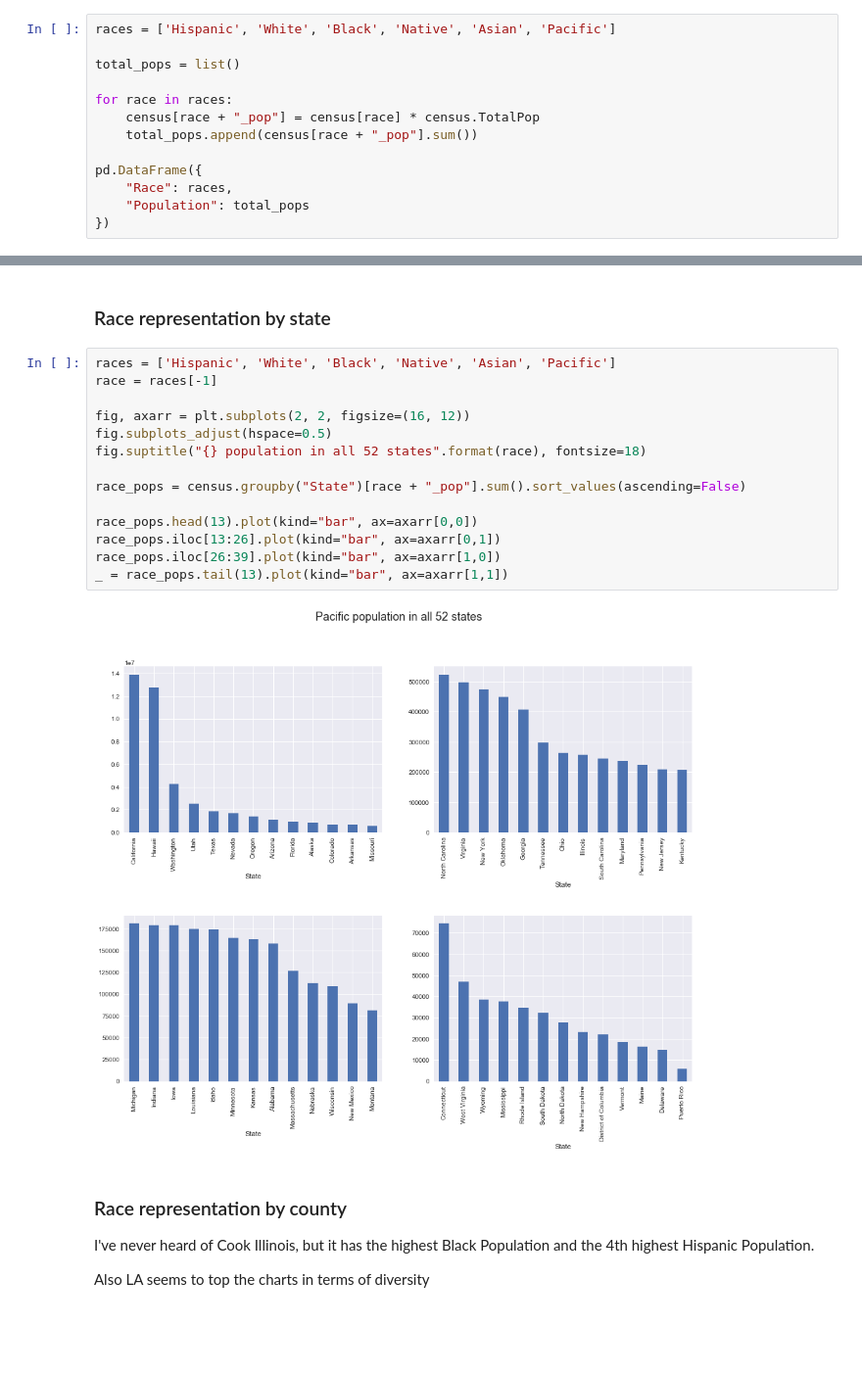
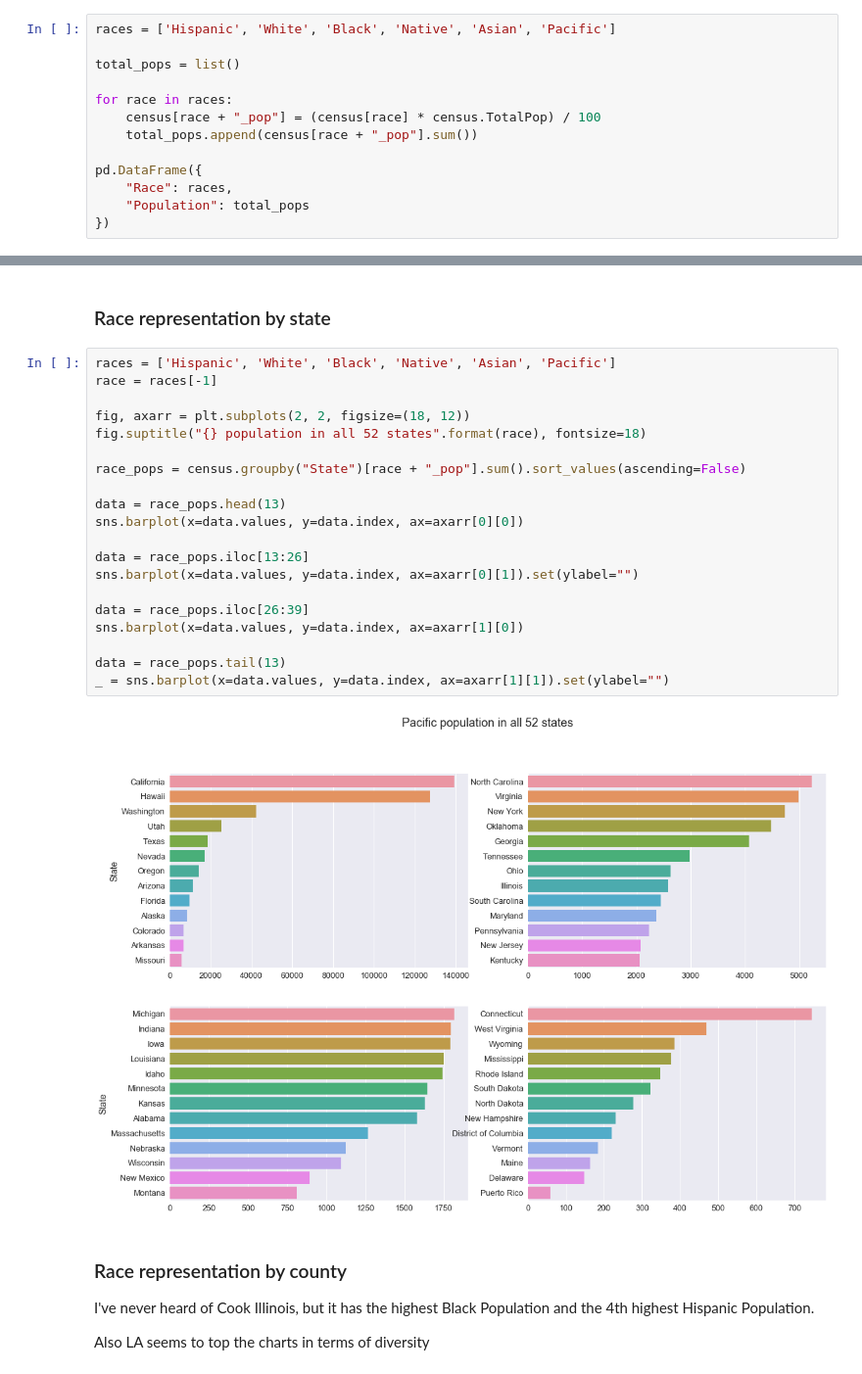
Before and after one commit to pstetz/Kaggle, a Jupyter notebook: in_progress/census/race_focus.ipynb, the cells around one changed output, grey strips where cells are left out. Shown: that part at 98% size. Saved outputs shown, nothing was run; the diff lists cells and outputs as text; blank space fills up the shorter version.

Commit message:
changed race bar graphs to nicer seaborn format

```diff
--- a/in_progress/census/race_focus.ipynb
+++ b/in_progress/census/race_focus.ipynb
@@ -49,7 +49,7 @@ races = ['Hispanic', 'White', 'Black', 'Native', 'Asian', 'Pacific']
 total_pops = list()
 
 for race in races:
-    census[race + "_pop"] = census[race] * census.TotalPop
+    census[race + "_pop"] = (census[race] * census.TotalPop) / 100
     total_pops.append(census[race + "_pop"].sum())
 
 pd.DataFrame({
@@ -69,19 +69,25 @@ pd.DataFrame({
 # %%
 races = ['Hispanic', 'White', 'Black', 'Native', 'Asian', 'Pacific']
 race = races[-1]
 
-fig, axarr = plt.subplots(2, 2, figsize=(16, 12))
-fig.subplots_adjust(hspace=0.5)
+fig, axarr = plt.subplots(2, 2, figsize=(18, 12))
 fig.suptitle("{} population in all 52 states".format(race), fontsize=18)
 
 race_pops = census.groupby("State")[race + "_pop"].sum().sort_values(ascending=False)
 
-race_pops.head(13).plot(kind="bar", ax=axarr[0,0])
-race_pops.iloc[13:26].plot(kind="bar", ax=axarr[0,1])
-race_pops.iloc[26:39].plot(kind="bar", ax=axarr[1,0])
-_ = race_pops.tail(13).plot(kind="bar", ax=axarr[1,1])
+data = race_pops.head(13)
+sns.barplot(x=data.values, y=data.index, ax=axarr[0][0])
+
+data = race_pops.iloc[13:26]
+sns.barplot(x=data.values, y=data.index, ax=axarr[0][1]).set(ylabel="")
+
+data = race_pops.iloc[26:39]
+sns.barplot(x=data.values, y=data.index, ax=axarr[1][0])
+
+data = race_pops.tail(13)
+_ = sns.barplot(x=data.values, y=data.index, ax=axarr[1][1]).set(ylabel="")
 # %% [output]
-[figure, old version]
+[figure, new version]
 # %% [markdown]
 ### Race representation by county
 
```
Also changed, not shown: parts of 3 cells of this notebook, 2 other files.
